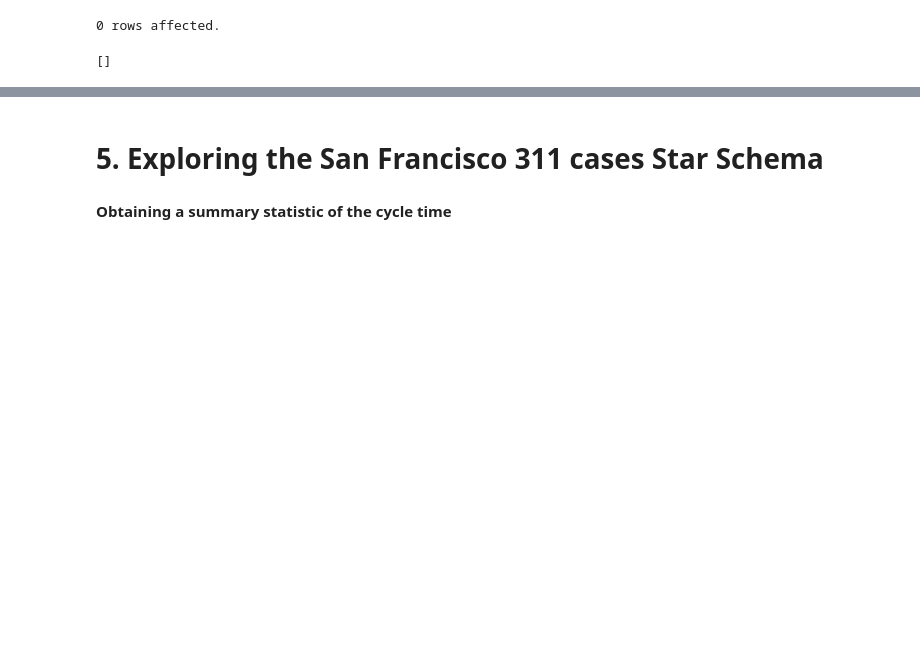
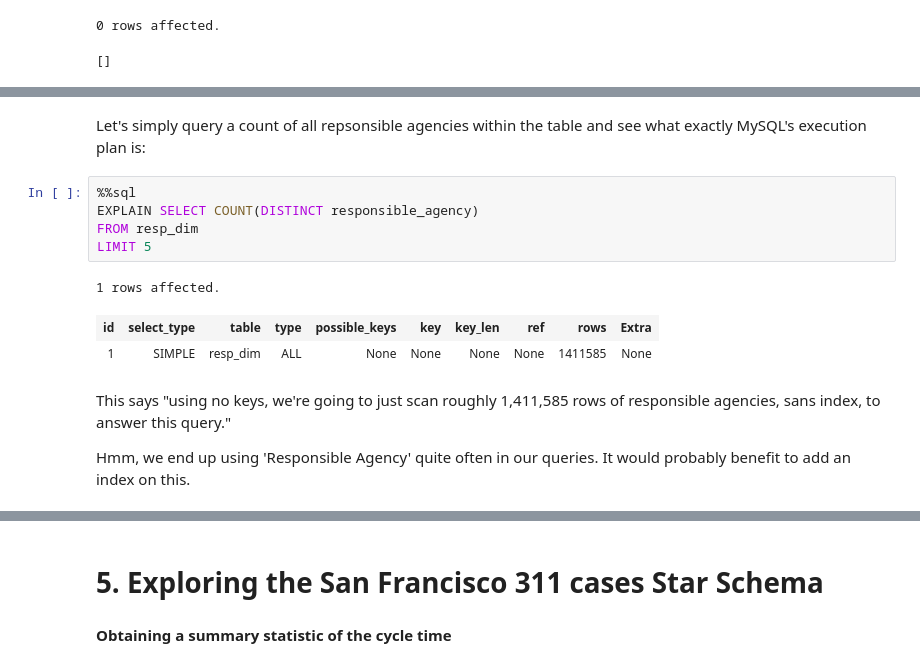
Before and after one commit to nriyer/star_schema, a Jupyter notebook: pelamoko_iyer.ipynb, the cells around one changed output, grey strips where cells are left out. Drawn from its saved outputs; the diff is of its cells as text; blank space fills up the shorter version.

```diff
--- a/pelamoko_iyer.ipynb
+++ b/pelamoko_iyer.ipynb
@@ -819,0 +837,15 @@ ADD INDEX location_dim_idx (caseid)
+# %% [markdown]
+Let's simply query a count of all repsonsible agencies within the table and see what exactly MySQL's execution plan is:
+# %%
+%%sql
+EXPLAIN SELECT COUNT(DISTINCT responsible_agency)
+FROM resp_dim
+LIMIT 5
+# %% [output]
+1 rows affected.
+| id | select_type | table | type | possible_keys | key | key_len | ref | rows | Extra |
+| 1 | SIMPLE | resp_dim | ALL | None | None | None | None | 1411585 | None |
+# %% [markdown]
+This says "using no keys, we're going to just scan roughly 1,411,585 rows of responsible agencies, sans index, to answer this query."
+
+Hmm, we end up using 'Responsible Agency' quite often in our queries. It would probably benefit to add an index on this.
```
Also changed, not shown: parts of 10 cells of this notebook.
